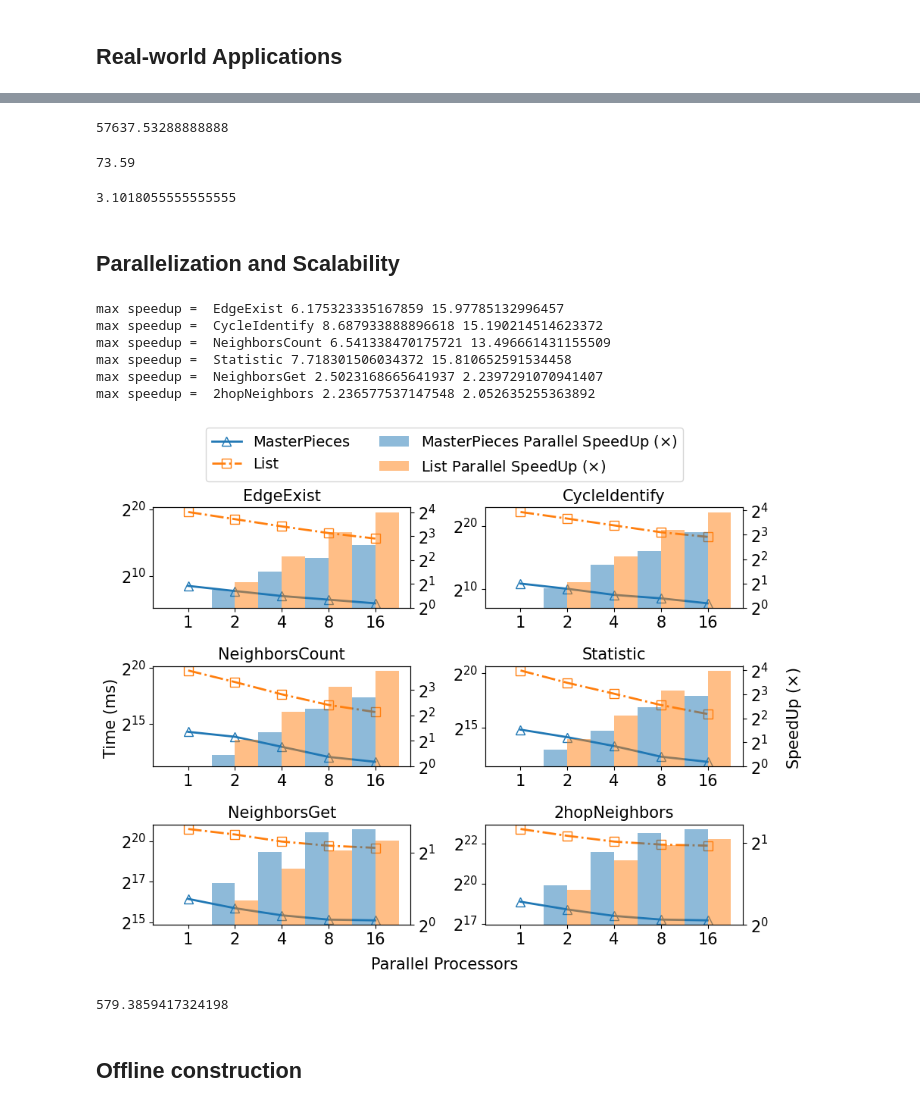
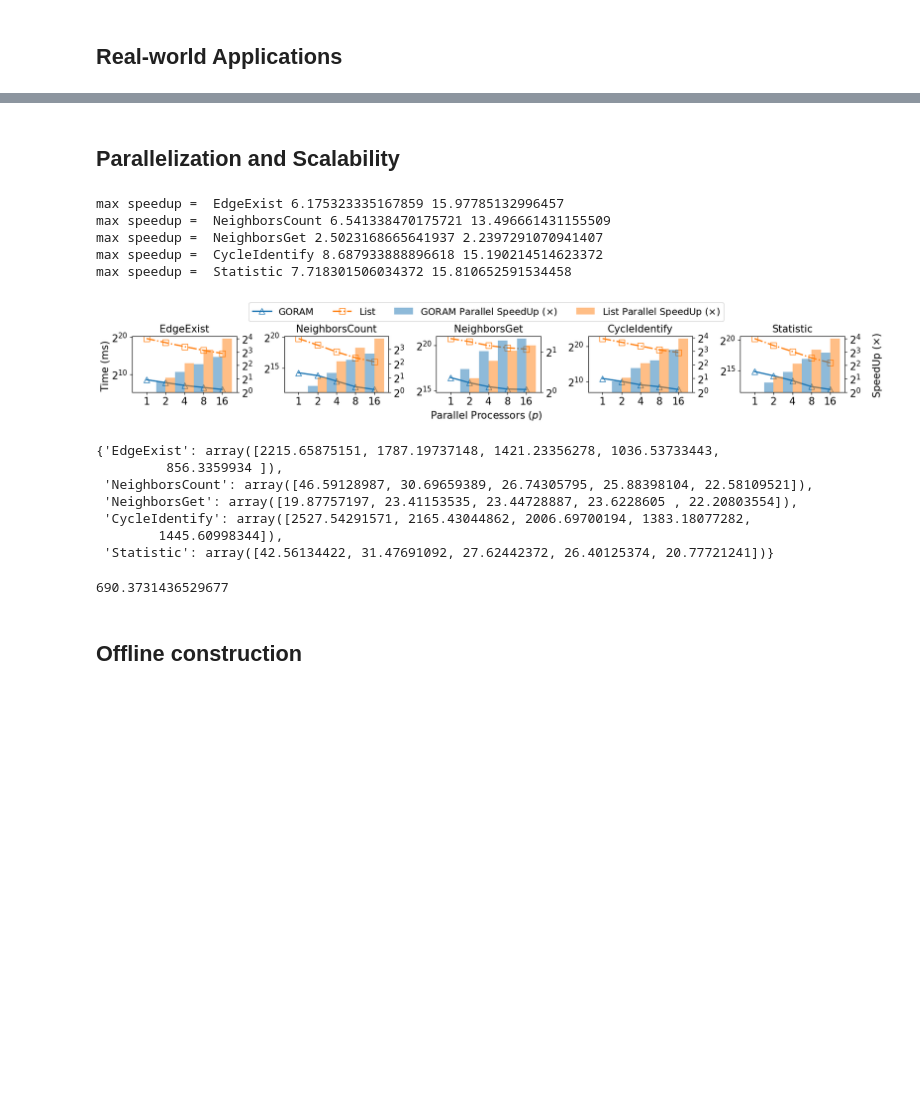
Before and after one commit to LiuXin11235/aby3, a Jupyter notebook: privGraph/analysis.ipynb, the cells around one changed output, grey strips where cells are left out. Drawn from its saved outputs; the diff is of its cells as text; code cells hidden in the pictures; blank space fills up the shorter version.

```diff
--- a/privGraph/analysis.ipynb
+++ b/privGraph/analysis.ipynb
@@ -17,7 +20,7 @@ times_slashdot = {
     "NeighborsCount": {"privGraph": 1445.42/32, "edgelist": 407.936},
     "NeighborsGet": {"privGraph": 4047.39/32, "edgelist": 674.55},
     "CycleIdentify": {"privGraph": 73.59, "edgelist": 1945.89},
-    "2hopNeighbors": {"privGraph": 1039.9, "edgelist": 5843.86},
+    # "2hopNeighbors": {"privGraph": 1039.9, "edgelist": 5843.86},
     "Statistic": {"privGraph": 83.358, "edgelist": 638.818},
 }
 
@@ -26,7 +29,7 @@ times_dblp = {
     "NeighborsCount": {"privGraph": 4341.3/32, "edgelist": 236.572},
     "NeighborsGet": {"privGraph": 1965.22/32, "edgelist": 319.77},
     "CycleIdentify": {"privGraph": 213.38, "edgelist": 1006.48},
-    "2hopNeighbors": {"privGraph": 960.269, "edgelist": 2159.76},
+    # "2hopNeighbors": {"privGraph": 960.269, "edgelist": 2159.76},
     "Statistic": {"privGraph": 106.959, "edgelist": 375.59},
 }
 
@@ -35,7 +38,7 @@ times_twitter = {
     "NeighborsCount": {"privGraph": 19457.8, "edgelist": 906564},
     "NeighborsGet": {"privGraph": 89211.6, "edgelist": 1.77331e+06},
     "CycleIdentify": {"privGraph": 1873.44, "edgelist": 4.7352e+06},
-    "2hopNeighbors": {"privGraph": 484975, "edgelist": 1.11665e+07},
+    # "2hopNeighbors": {"privGraph": 484975, "edgelist": 1.11665e+07},
     "Statistic": {"privGraph": 29411.9, "edgelist": 1.25181e+06},
 }
 # %%
@@ -69,7 +72,7 @@ for i in range(len(target_dicts)):
     width = 0.2
 
     if(i == 0):
-        ax.bar(x - width, np.log2(privGraph_times), width, label='MasterPieces', edgecolor='black', hatch=hatch_list[0], color=color_list[0], alpha=0.8)
+        ax.bar(x - width, np.log2(privGraph_times), width, label='GORAM', edgecolor='black', hatch=hatch_list[0], color=color_list[0], alpha=0.8)
         ax.bar(x, np.log2(edgelist_times), width, label='List', edgecolor='black', hatch=hatch_list[1], color=color_list[1], alpha=0.8)
         ax2.bar(x + width, np.log2(edgelist_times / privGraph_times), width, label='SpeedUp ($\\times$)', edgecolor='black', hatch=hatch_list[2], color=color_list[2], alpha=0.8)
     else:
@@ -186,25 +168,16 @@ complex_query_time_privGraph.max()
-# %%
-complex_query_time_privGraph.mean()
-# %% [output]
-57637.53288888888
-# %%
-complex_query_time_privGraph.min()
-# %% [output]
-73.59
-# %%
-((1.11665e+07 / 1000) / 60) / 60
-# %% [output]
-3.1018055555555555
 # %% [markdown]
 ## Parallelization and Scalability
 # %%
 times_twitter_parallel = {
     "EdgeExist": {"privGraph": [359.058, 210.613, 124.793, 85.31, 58.144], "edgelist": [795550, 376407, 177360, 88427, 49790.8]},
+    # "CycleIdentify": {"privGraph": [1873.44, 1062.38, 545.02, 373.513, 215.637], "edgelist": [4.7352e+06, 2.30051e+06, 1.09369e+06, 516636, 311727]},
+    "NeighborsCount": {"privGraph": [19457.8, 14312.5, 7637.87, 4053.82, 2974.59], "edgelist": [906564, 439345, 204260, 104929, 67169.5]},
+    # "CycleIdentify": {"privGraph": [1873.44, 1062.38, 545.02, 373.513, 215.637], "edgelist": [4.7352e+06, 2.30051e+06, 1.09369e+06, 516636, 311727]},
+    # "Statistic": {"privGraph": [29411.9, 18216.4, 10389.9, 5296.15, 3810.67], "edgelist": [1.25181e+06, 573396, 287015, 139825, 79175.1]},
+    "NeighborsGet": {"privGraph": [89211.6, 59913.2, 44230.7, 36772.6, 35651.6], "edgelist": [1.77331e+06, 1.40266e+06, 1.03709e+06, 868674, 791752]},
     "CycleIdentify": {"privGraph": [1873.44, 1062.38, 545.02, 373.513, 215.637], "edgelist": [4.7352e+06, 2.30051e+06, 1.09369e+06, 516636, 311727]},
-    "NeighborsCount": {"privGraph": [19457.8, 14312.5, 7637.87, 4053.82, 2974.59], "edgelist": [906564, 439345, 204260, 104929, 67169.5]},
     "Statistic": {"privGraph": [29411.9, 18216.4, 10389.9, 5296.15, 3810.67], "edgelist": [1.25181e+06, 573396, 287015, 139825, 79175.1]},
-    "NeighborsGet": {"privGraph": [89211.6, 59913.2, 44230.7, 36772.6, 35651.6], "edgelist": [1.77331e+06, 1.40266e+06, 1.03709e+06, 868674, 791752]},
-    "2hopNeighbors": {"privGraph": [484975, 347226, 262480, 224321, 216838], "edgelist": [1.11665e+07, 8.32523e+06, 6.48938e+06, 5.70601e+06, 5.44008e+06]},
+    # "2hopNeighbors": {"privGraph": [484975, 347226, 262480, 224321, 216838], "edgelist": [1.11665e+07, 8.32523e+06, 6.48938e+06, 5.70601e+06, 5.44008e+06]},
 }
 
 target_parallels = [1, 2, 4, 8, 16]
@@ -212,7 +185,7 @@ target_parallels = [1, 2, 4, 8, 16]
 import matplotlib.ticker as ticker
 
 plt.rcParams['font.size'] = 15
-fig, axs = plt.subplots(3, 2, figsize=(9, 6.5))
+fig, axs = plt.subplots(1, 5, figsize=(16, 2.15))
 plt.subplots_adjust(wspace=0.2, hspace=0.2)
 
 
@@ -222,8 +195,9 @@ cmap = plt.get_cmap("tab10")
 for i in range(len(times_twitter_parallel)):
     target_query = times_twitter_parallel[list(times_twitter_parallel.keys())[i]]
 
-    j, k = i // 2, i % 2
-    ax = axs[j][k]
+    # j, k = i // 2, i % 2
+    # ax = axs[j][k]
+    ax = axs[i]
     ax2 = ax.twinx()
     ours_time = target_query["privGraph"]
     elist_time = target_query["edgelist"]
@@ -233,56 +207,61 @@ for i in range(len(times_twitter_parallel)):
     if(i == 0):
         # ax.plot(np.log2(target_parallels), np.log2(ours_time), marker='^', label='MasterPieces', color=cmap(0), linestyle='-', markerfacecolor='none', markersize=8)
         # ax.plot(np.log2(target_parallels), np.log2(elist_time), marker='s', label='List', color=cmap(1), linestyle='-.', markerfacecolor='none', markersize=8)
-        ax2.bar(np.log2(target_parallels)-0.25, np.log2(speed_up_ours), width=0.5, label='MasterPieces Parallel SpeedUp ($\\times$)', color=cmap(0), alpha=0.5)
+        ax2.bar(np.log2(target_parallels)-0.25, np.log2(speed_up_ours), width=0.5, label='GORAM Parallel SpeedUp ($\\times$)', color=cmap(0), alpha=0.5)
         ax2.bar(np.log2(target_parallels)+0.25, np.log2(speed_up_elist), width=0.5,  label='List Parallel SpeedUp ($\\times$)', color=cmap(1), alpha=0.5)
-        ax.plot(np.log2(target_parallels), np.log2(ours_time), marker='^', label='MasterPieces', color=cmap(0), linestyle='-', markerfacecolor='none', markersize=8, linewidth=2)
+        ax.plot(np.log2(target_parallels), np.log2(ours_time), marker='^', label='GORAM', color=cmap(0), linestyle='-', markerfacecolor='none', markersize=8, linewidth=2)
         ax.plot(np.log2(target_parallels), np.log2(elist_time), marker='s', label='List', color=cmap(1), linestyle='-.', markerfacecolor='none', markersize=8, linewidth=2)
     else:
         # ax.plot(np.log2(target_parallels), np.log2(ours_time), marker='^', color=cmap(0), linestyle='-', markerfacecolor='none', markersize=8)
         # ax.plot(np.log2(target_parallels), np.log2(elist_time), marker='s', color=cmap(1), linestyle='-.', markerfacecolor='none', markersize=8)
         ax2.bar(np.log2(target_parallels)-0.25, np.log2(speed_up_ours), width=0.5,  color=cmap(0), alpha=0.5)
         ax2.bar(np.log2(target_parallels)+0.25, np.log2(speed_up_elist), width=0.5,  color=cmap(1), alpha=0.5)
         ax.plot(np.log2(target_parallels), np.log2(ours_time), marker='^', color=cmap(0), linestyle='-', markerfacecolor='none', markersize=8, linewidth=2)
         ax.plot(np.log2(target_parallels), np.log2(elist_time), marker='s', color=cmap(1), linestyle='-.', markerfacecolor='none', markersize=8, linewidth=2)
 
     print("max speedup = ", list(times_twitter_parallel.keys())[i], np.max(speed_up_ours), np.max(speed_up_elist))
     ax.set_title(list(times_twitter_parallel.keys())[i], fontsize=15)
 
     log2formatter = FuncFormatter(log_2_formatter)
     ax.yaxis.set_major_formatter(log2formatter)
     ax2.yaxis.set_major_formatter(log2formatter)
     ax2.yaxis.set_major_locator(ticker.MultipleLocator(1))
     # ax.xaxis.set_major_formatter(log_2_formatter)
     ax.set_xticks(np.log2(target_parallels))
     ax.set_xticklabels([1, 2, 4, 8, 16], rotation=0)
 
-    # if(k == 2):
-        # ax.set_xlabel('Parallel Processes', fontsize=13)
-
-
 
 plt.tight_layout()
 fig.text(0, 0.5, 'Time (ms)', va='center', rotation='vertical', fontsize=15)
 fig.text(1, 0.5, 'SpeedUp ($\\times$)', va='center', rotation='vertical', fontsize=15)
-fig.text(0.5, -0.01, 'Parallel Processors', ha='center', fontsize=15)
+fig.text(0.5, -0.01, 'Parallel Processors ($p$)', ha='center', fontsize=15)
 
-fig.legend(bbox_to_anchor=(0.5, 1.105), loc='upper center', ncol=2, fontsize=14)
+fig.legend(bbox_to_anchor=(0.5, 1.15), loc='upper center', ncol=4, fontsize=14)
 plt.savefig("./graph/real_world_parallel.pdf", bbox_inches='tight', dpi=300)
 # %% [output]
 max speedup =  EdgeExist 6.175323335167859 15.97785132996457
+max speedup =  NeighborsCount 6.541338470175721 13.496661431155509
+max speedup =  NeighborsGet 2.5023168665641937 2.2397291070941407
 max speedup =  CycleIdentify 8.687933888896618 15.190214514623372
-max speedup =  NeighborsCount 6.541338470175721 13.496661431155509
 max speedup =  Statistic 7.718301506034372 15.810652591534458
-max speedup =  NeighborsGet 2.5023168665641937 2.2397291070941407
-max speedup =  2hopNeighbors 2.236577537147548 2.052635255363892
-[figure, old version]
+[figure, new version]
 # %%
 speedups_dict = {op: np.array(times_twitter_parallel[op]["edgelist"]) / np.array(times_twitter_parallel[op]["privGraph"]) for op in times_twitter_parallel}
+# %%
+speedups_dict
+# %% [output]
+{'EdgeExist': array([2215.65875151, 1787.19737148, 1421.23356278, 1036.53733443,
+         856.3359934 ]),
+ 'NeighborsCount': array([46.59128987, 30.69659389, 26.74305795, 25.88398104, 22.58109521]),
+ 'NeighborsGet': array([19.87757197, 23.41153535, 23.44728887, 23.6228605 , 22.20803554]),
+ 'CycleIdentify': array([2527.54291571, 2165.43044862, 2006.69700194, 1383.18077282,
+        1445.60998344]),
+ 'Statistic': array([42.56134422, 31.47691092, 27.62442372, 26.40125374, 20.77721241])}
 # %%
 speedups_mat = np.array([speedups_dict[op] for op in speedups_dict])
 speedups_mat.mean()
 # %% [output]
-579.3859417324198
+690.3731436529677
 # %% [markdown]
 ## Offline construction
 # %%
```
Also changed, not shown: parts of 22 cells of this notebook, 7 other files.
